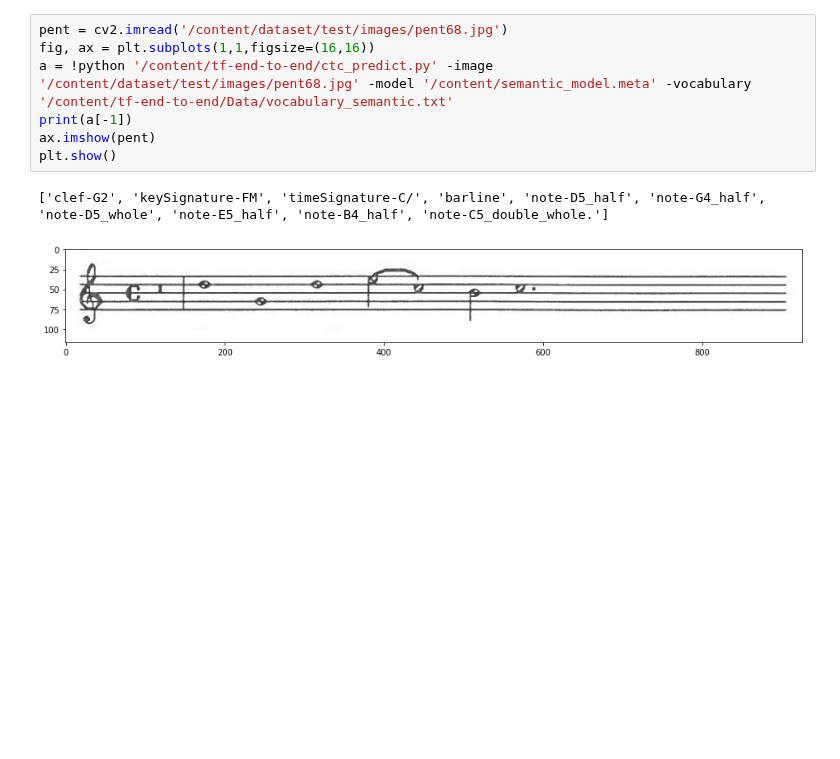
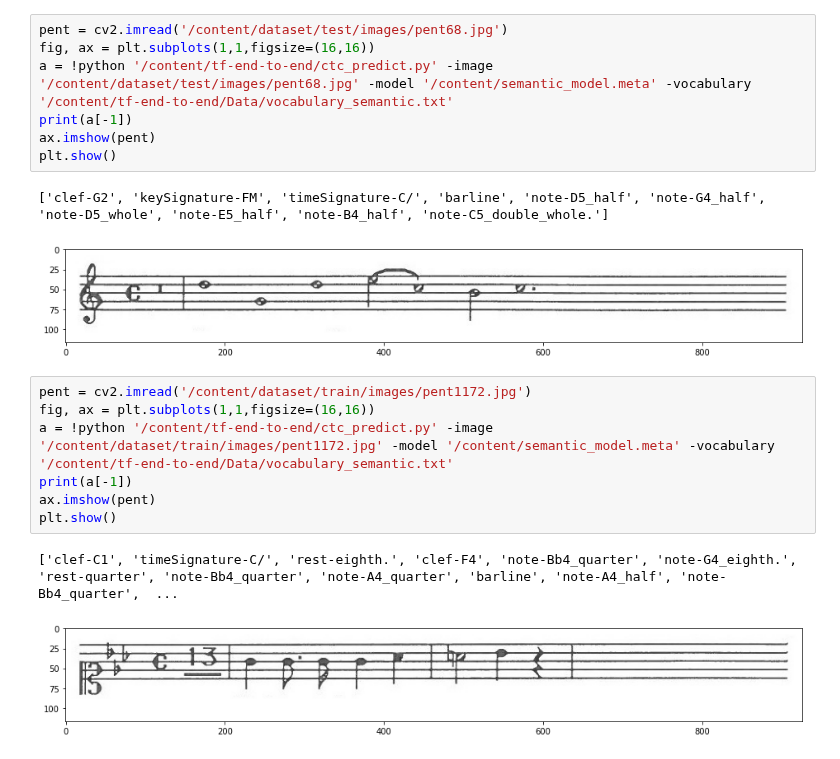
Before and after one commit to joheras/MusicaCatedralStoDomingoIER, a Jupyter notebook: Notebooks/SacarMúsica/tf_deep_omr.ipynb, the cells around one changed output. Drawn from its saved outputs; the diff is of its cells as text; blank space fills up the shorter version.

```diff
--- a/Notebooks/SacarMúsica/tf_deep_omr.ipynb
+++ b/Notebooks/SacarMúsica/tf_deep_omr.ipynb
@@ -161,3 +161,13 @@ plt.show()
 # %% [output]
 ['clef-G2', 'keySignature-FM', 'timeSignature-C/', 'barline', 'note-D5_half', 'note-G4_half', 'note-D5_whole', 'note-E5_half', 'note-B4_half', 'note-C5_double_whole.']
 [figure]
+# %%
+pent = cv2.imread('/content/dataset/train/images/pent1172.jpg')
+fig, ax = plt.subplots(1,1,figsize=(16,16))
+a = !python '/content/tf-end-to-end/ctc_predict.py' -image '/content/dataset/train/images/pent1172.jpg' -model '/content/semantic_model.meta' -vocabulary '/content/tf-end-to-end/Data/vocabulary_semantic.txt'
+print(a[-1])
+ax.imshow(pent)
+plt.show()
+# %% [output]
+['clef-C1', 'timeSignature-C/', 'rest-eighth.', 'clef-F4', 'note-Bb4_quarter', 'note-G4_eighth.', 'rest-quarter', 'note-Bb4_quarter', 'note-A4_quarter', 'barline', 'note-A4_half', 'note-Bb4_quarter',  ...
+[figure, added]
```
